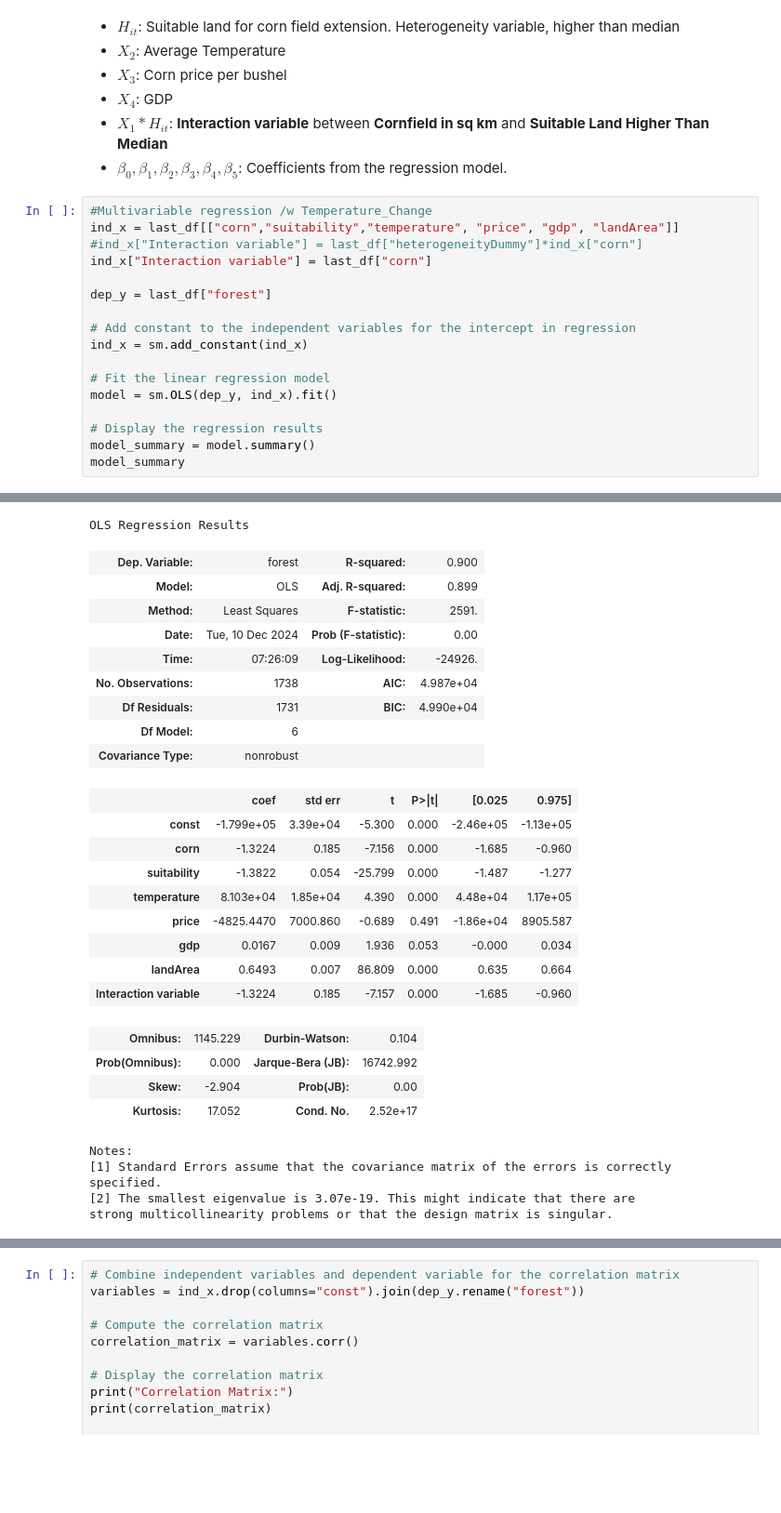
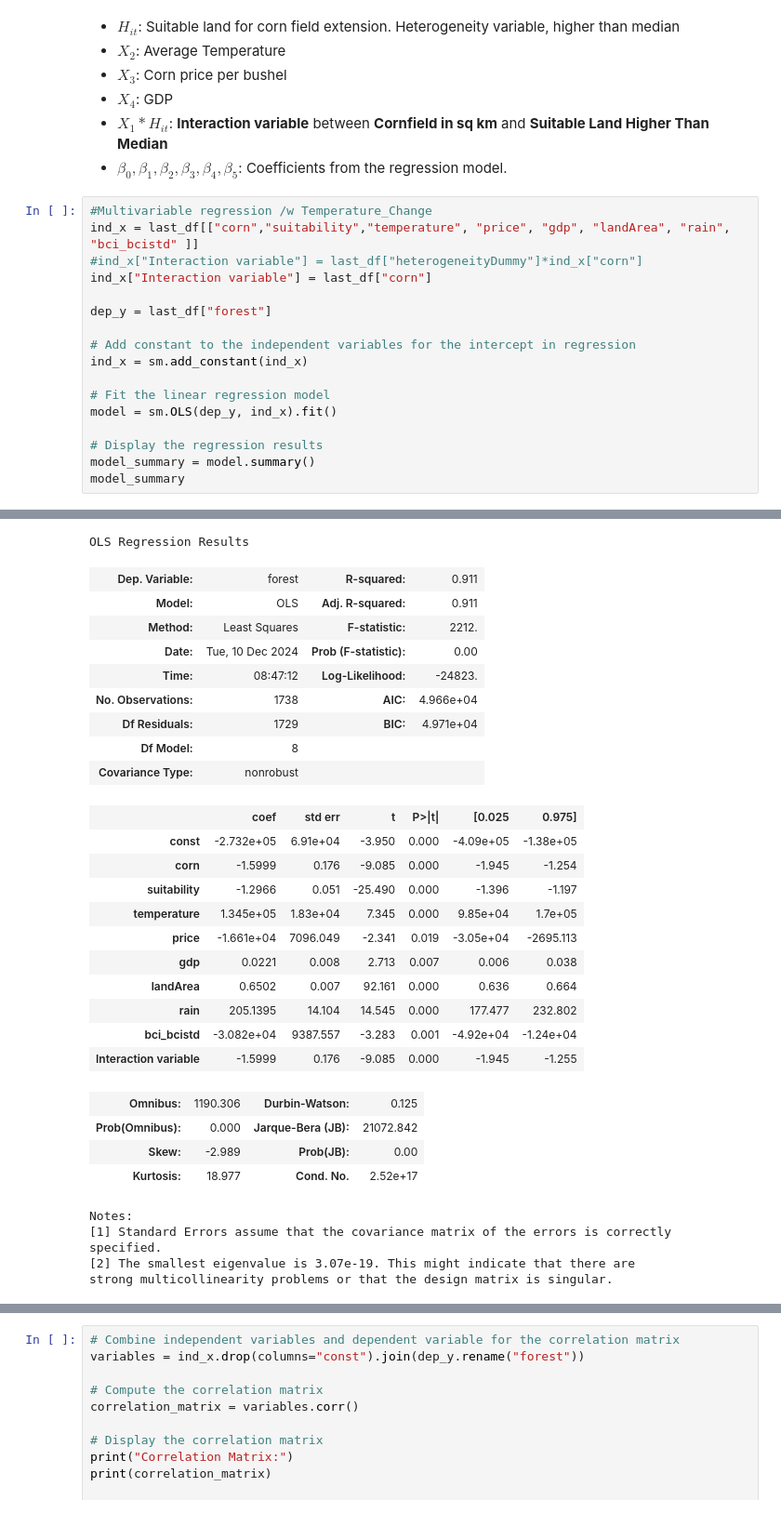
Before and after one commit to ZeliaDec/DataScience, a Jupyter notebook: EDA_Notebook.ipynb, the cells around one changed output, grey strips where cells are left out. Shown: that part at 93% size. Saved outputs shown, nothing was run; the diff lists cells and outputs as text; blank space fills up the shorter version.

```diff
--- a/EDA_Notebook.ipynb
+++ b/EDA_Notebook.ipynb
@@ -370,49 +370,51 @@ Where:
 - $\beta_0, \beta_1, \beta_2, \beta_3, \beta_4, \beta_5$: Coefficients from the regression model.
 # %%
 #Multivariable regression /w Temperature_Change
-ind_x = last_df[["corn","suitability","temperature", "price", "gdp", "landArea"]]
+ind_x = last_df[["corn","suitability","temperature", "price", "gdp", "landArea", "rain", "bci_bcistd" ]]
 #ind_x["Interaction variable"] = last_df["heterogeneityDummy"]*ind_x["corn"]
 ind_x["Interaction variable"] = last_df["corn"]
 
 dep_y = last_df["forest"]
 
 # Add constant to the independent variables for the intercept in regression
 ind_x = sm.add_constant(ind_x)
 
 # Fit the linear regression model
 model = sm.OLS(dep_y, ind_x).fit()
 
 # Display the regression results
 model_summary = model.summary()
 model_summary
 # %% [output]
 A value is trying to be set on a copy of a slice from a DataFrame.
 Try using .loc[row_indexer,col_indexer] = value instead
 
 See the caveats in the documentation: https://pandas.pydata.org/pandas-docs/stable/user_guide/indexing.html#returning-a-view-versus-a-copy
 OLS Regression Results
-| Dep. Variable: | forest | R-squared: | 0.900 |
-| Model: | OLS | Adj. R-squared: | 0.899 |
-| Method: | Least Squares | F-statistic: | 2591. |
+| Dep. Variable: | forest | R-squared: | 0.911 |
+| Model: | OLS | Adj. R-squared: | 0.911 |
+| Method: | Least Squares | F-statistic: | 2212. |
 | Date: | Tue, 10 Dec 2024 | Prob (F-statistic): | 0.00 |
-| Time: | 07:26:09 | Log-Likelihood: | -24926. |
-| No. Observations: | 1738 | AIC: | 4.987e+04 |
-| Df Residuals: | 1731 | BIC: | 4.990e+04 |
-| Df Model: | 6 |  |  |
+| Time: | 08:47:12 | Log-Likelihood: | -24823. |
+| No. Observations: | 1738 | AIC: | 4.966e+04 |
+| Df Residuals: | 1729 | BIC: | 4.971e+04 |
+| Df Model: | 8 |  |  |
 | Covariance Type: | nonrobust |  |  |
 |  | coef | std err | t | P>|t| | [0.025 | 0.975] |
-| const | -1.799e+05 | 3.39e+04 | -5.300 | 0.000 | -2.46e+05 | -1.13e+05 |
-| corn | -1.3224 | 0.185 | -7.156 | 0.000 | -1.685 | -0.960 |
-| suitability | -1.3822 | 0.054 | -25.799 | 0.000 | -1.487 | -1.277 |
-| temperature | 8.103e+04 | 1.85e+04 | 4.390 | 0.000 | 4.48e+04 | 1.17e+05 |
-| price | -4825.4470 | 7000.860 | -0.689 | 0.491 | -1.86e+04 | 8905.587 |
-| gdp | 0.0167 | 0.009 | 1.936 | 0.053 | -0.000 | 0.034 |
-| landArea | 0.6493 | 0.007 | 86.809 | 0.000 | 0.635 | 0.664 |
-| Interaction variable | -1.3224 | 0.185 | -7.157 | 0.000 | -1.685 | -0.960 |
+| const | -2.732e+05 | 6.91e+04 | -3.950 | 0.000 | -4.09e+05 | -1.38e+05 |
+| corn | -1.5999 | 0.176 | -9.085 | 0.000 | -1.945 | -1.254 |
+| suitability | -1.2966 | 0.051 | -25.490 | 0.000 | -1.396 | -1.197 |
+| temperature | 1.345e+05 | 1.83e+04 | 7.345 | 0.000 | 9.85e+04 | 1.7e+05 |
+| price | -1.661e+04 | 7096.049 | -2.341 | 0.019 | -3.05e+04 | -2695.113 |
+| gdp | 0.0221 | 0.008 | 2.713 | 0.007 | 0.006 | 0.038 |
+| landArea | 0.6502 | 0.007 | 92.161 | 0.000 | 0.636 | 0.664 |
+| rain | 205.1395 | 14.104 | 14.545 | 0.000 | 177.477 | 232.802 |
+| bci_bcistd | -3.082e+04 | 9387.557 | -3.283 | 0.001 | -4.92e+04 | -1.24e+04 |
+| Interaction variable | -1.5999 | 0.176 | -9.085 | 0.000 | -1.945 | -1.255 |
-| Omnibus: | 1145.229 | Durbin-Watson: | 0.104 |
-| Prob(Omnibus): | 0.000 | Jarque-Bera (JB): | 16742.992 |
-| Skew: | -2.904 | Prob(JB): | 0.00 |
-| Kurtosis: | 17.052 | Cond. No. | 2.52e+17 |
+| Omnibus: | 1190.306 | Durbin-Watson: | 0.125 |
+| Prob(Omnibus): | 0.000 | Jarque-Bera (JB): | 21072.842 |
+| Skew: | -2.989 | Prob(JB): | 0.00 |
+| Kurtosis: | 18.977 | Cond. No. | 2.52e+17 |
 Notes:
 [1] Standard Errors assume that the covariance matrix of the errors is correctly specified.
 [2] The smallest eigenvalue is 3.07e-19. This might indicate that there are
```
Also changed, not shown: parts of 5 cells of this notebook, 2 other files.
